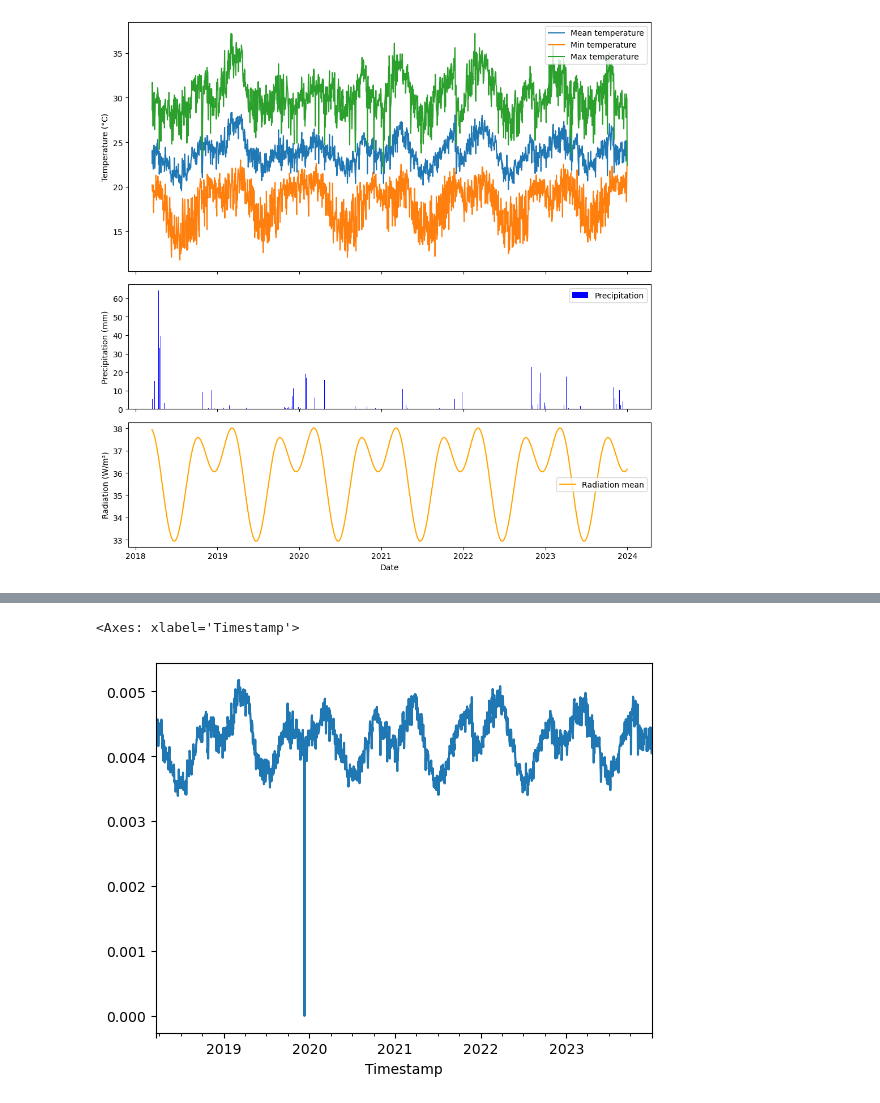
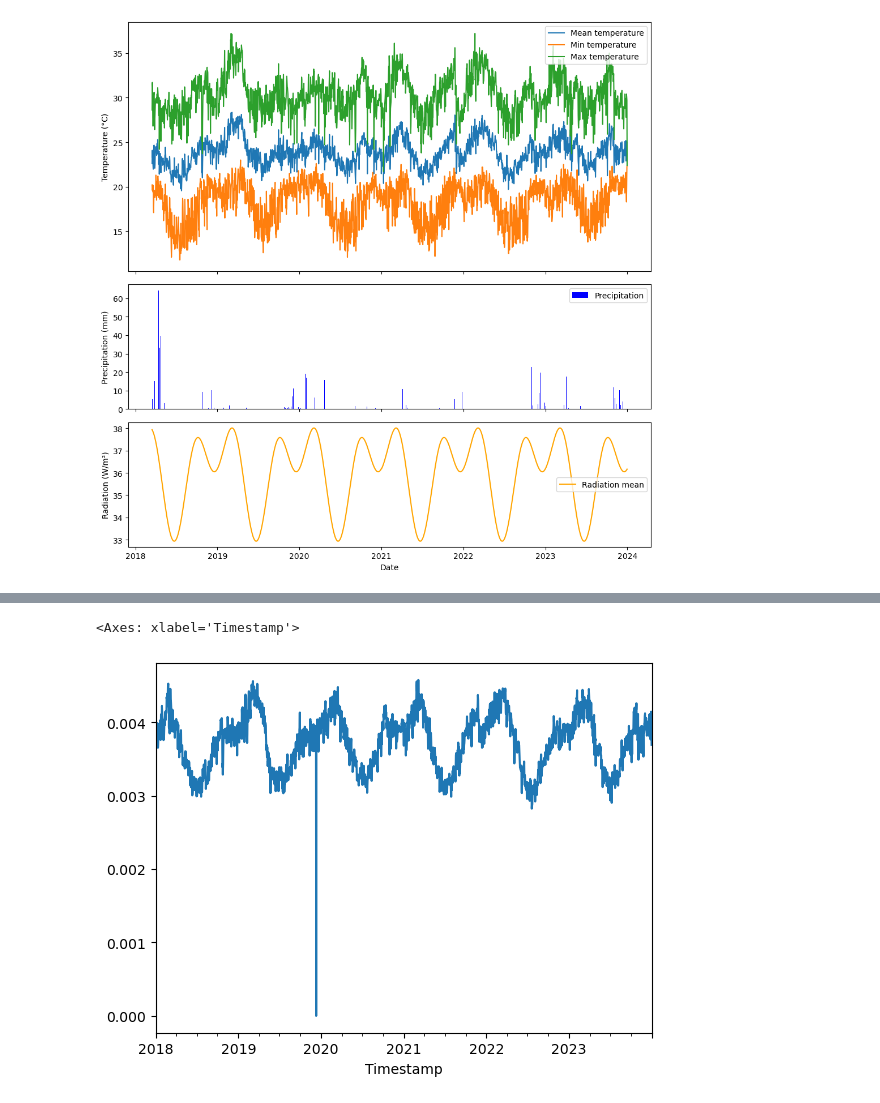
Before and after one commit to pjdebruijn2505/Git_mdp, a Jupyter notebook: data_processing/data_processing_all_TAHMO.ipynb, the cells around one changed output, grey strips where cells are left out. Saved outputs shown, nothing was run; the diff lists cells and outputs as text; code cells hidden in the pictures.

```diff
--- a/data_processing/data_processing_all_TAHMO.ipynb
+++ b/data_processing/data_processing_all_TAHMO.ipynb
@@ -231,5 +275,5 @@ dataframes
 # %%
-dataframes['TA00023']['pe'].plot()
+dataframes['TA00130']['pe'].plot()
 # %% [output]
 <Axes: xlabel='Timestamp'>
-[figure, old version]
+[figure, new version]
```
Also changed, not shown: parts of 8 cells of this notebook, 2 other files.
